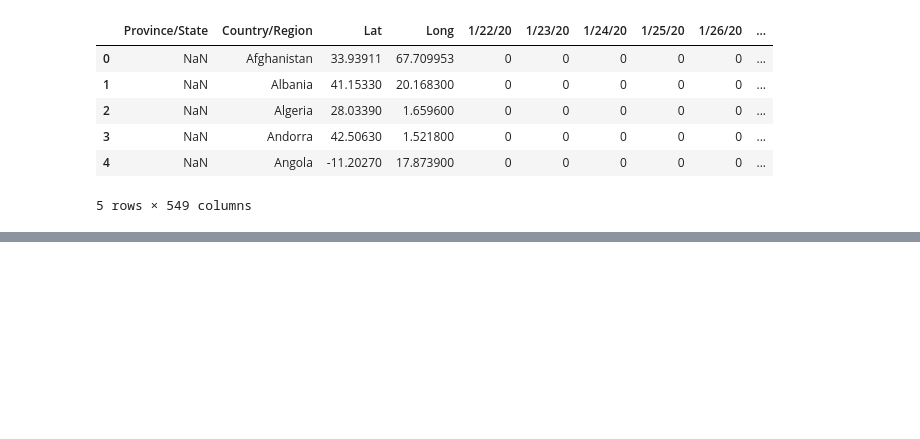
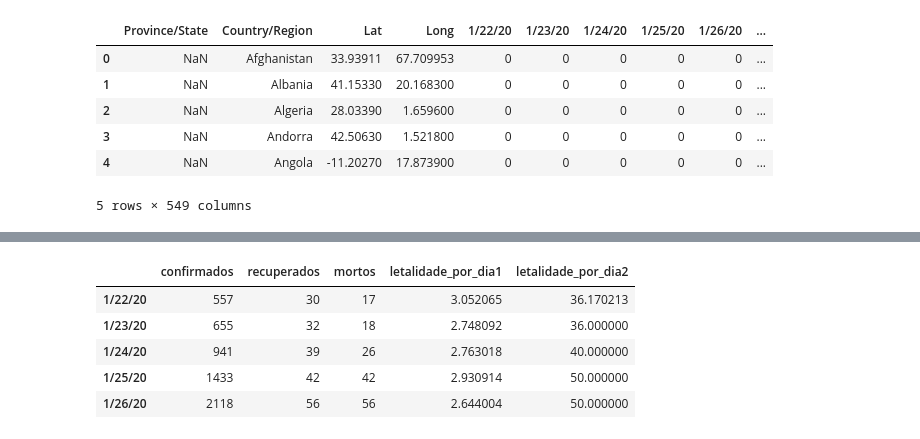
Before and after one commit to Helsonfs/Estudos_data_science_cvirus, a Jupyter notebook: Estudos_Data_Science_Covid_19.ipynb, the cells around one changed output, grey strips where cells are left out. Cells and saved outputs as stored; diff of their text form; code cells hidden in the pictures; blank space fills up the shorter version.

```diff
--- a/Estudos_Data_Science_Covid_19.ipynb
+++ b/Estudos_Data_Science_Covid_19.ipynb
@@ -680,0 +696,9 @@ confirmados.head()
+# %%
+grupo_por_dia.head()
+# %% [output]
+|  | confirmados | recuperados | mortos | letalidade_por_dia1 | letalidade_por_dia2 |
+| 1/22/20 | 557 | 30 | 17 | 3.052065 | 36.170213 |
+| 1/23/20 | 655 | 32 | 18 | 2.748092 | 36.000000 |
+| 1/24/20 | 941 | 39 | 26 | 2.763018 | 40.000000 |
+| 1/25/20 | 1433 | 42 | 42 | 2.930914 | 50.000000 |
+| 1/26/20 | 2118 | 56 | 56 | 2.644004 | 50.000000 |
```
Also changed, not shown: parts of 8 cells of this notebook.
